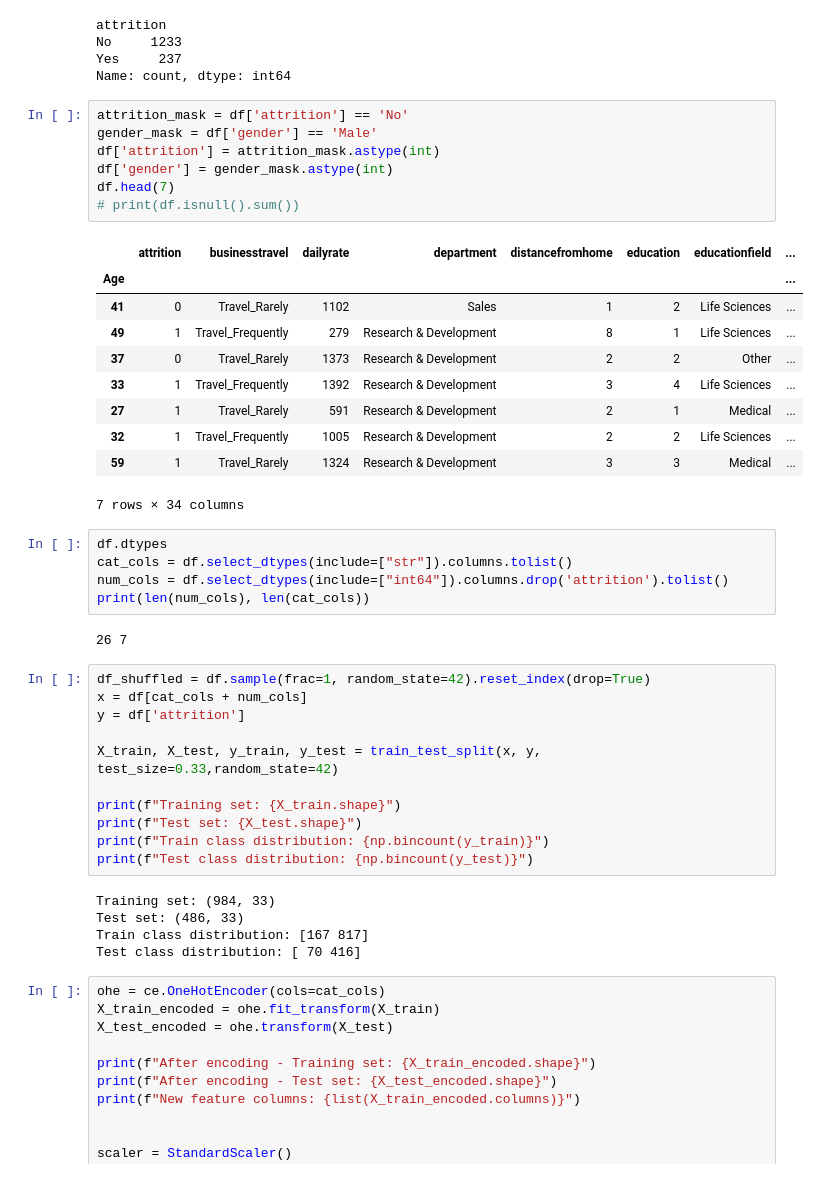
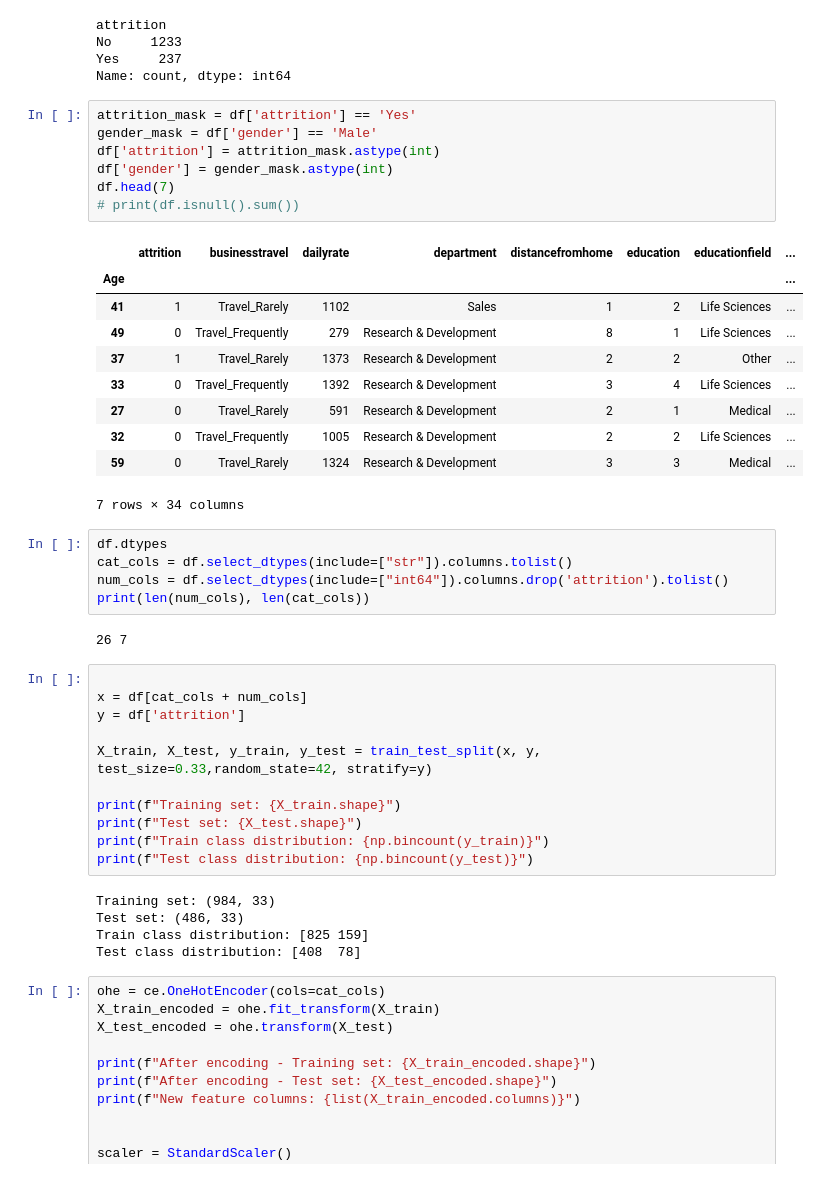
Before and after one commit to remiljw/Capstone-Employee-Churn, a Jupyter notebook: models/baseline.ipynb, the cells around one changed output. Cells and saved outputs as stored; diff of their text form.

```diff
--- a/models/baseline.ipynb
+++ b/models/baseline.ipynb
@@ -45,22 +47,22 @@ No     1233
 Yes     237
 Name: count, dtype: int64
 # %%
-attrition_mask = df['attrition'] == 'No'
+attrition_mask = df['attrition'] == 'Yes'
 gender_mask = df['gender'] == 'Male'
 df['attrition'] = attrition_mask.astype(int)
 df['gender'] = gender_mask.astype(int)
 df.head(7)
 # print(df.isnull().sum())
 # %% [output]
 |  | attrition | businesstravel | dailyrate | department | distancefromhome | education | educationfield | ... |
 | Age |  |  |  |  |  |  |  | ... |
-| 41 | 0 | Travel_Rarely | 1102 | Sales | 1 | 2 | Life Sciences | ... |
-| 49 | 1 | Travel_Frequently | 279 | Research & Development | 8 | 1 | Life Sciences | ... |
-| 37 | 0 | Travel_Rarely | 1373 | Research & Development | 2 | 2 | Other | ... |
-| 33 | 1 | Travel_Frequently | 1392 | Research & Development | 3 | 4 | Life Sciences | ... |
-| 27 | 1 | Travel_Rarely | 591 | Research & Development | 2 | 1 | Medical | ... |
-| 32 | 1 | Travel_Frequently | 1005 | Research & Development | 2 | 2 | Life Sciences | ... |
-| 59 | 1 | Travel_Rarely | 1324 | Research & Development | 3 | 3 | Medical | ... |
+| 41 | 1 | Travel_Rarely | 1102 | Sales | 1 | 2 | Life Sciences | ... |
+| 49 | 0 | Travel_Frequently | 279 | Research & Development | 8 | 1 | Life Sciences | ... |
+| 37 | 1 | Travel_Rarely | 1373 | Research & Development | 2 | 2 | Other | ... |
+| 33 | 0 | Travel_Frequently | 1392 | Research & Development | 3 | 4 | Life Sciences | ... |
+| 27 | 0 | Travel_Rarely | 591 | Research & Development | 2 | 1 | Medical | ... |
+| 32 | 0 | Travel_Frequently | 1005 | Research & Development | 2 | 2 | Life Sciences | ... |
+| 59 | 0 | Travel_Rarely | 1324 | Research & Development | 3 | 3 | Medical | ... |
 7 rows × 34 columns
 # %%
 df.dtypes
@@ -70,11 +72,11 @@ print(len(num_cols), len(cat_cols))
 # %% [output]
 26 7
 # %%
-df_shuffled = df.sample(frac=1, random_state=42).reset_index(drop=True)
+
 x = df[cat_cols + num_cols]
 y = df['attrition']
 
-X_train, X_test, y_train, y_test = train_test_split(x, y, test_size=0.33,random_state=42)
+X_train, X_test, y_train, y_test = train_test_split(x, y, test_size=0.33,random_state=42, stratify=y)
 
 print(f"Training set: {X_train.shape}")
 print(f"Test set: {X_test.shape}")
@@ -83,8 +85,8 @@ print(f"Test class distribution: {np.bincount(y_test)}")
 # %% [output]
 Training set: (984, 33)
 Test set: (486, 33)
-Train class distribution: [167 817]
-Test class distribution: [ 70 416]
+Train class distribution: [825 159]
+Test class distribution: [408  78]
 # %%
 ohe = ce.OneHotEncoder(cols=cat_cols)
 X_train_encoded = ohe.fit_transform(X_train)
```
Also changed, not shown: parts of 23 cells of this notebook.
